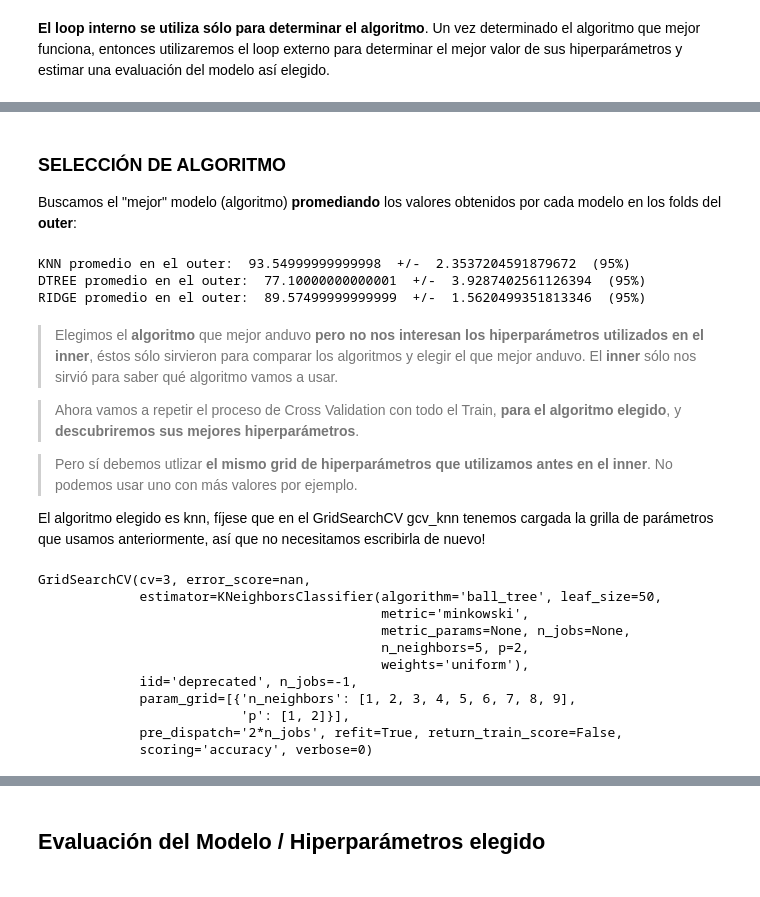
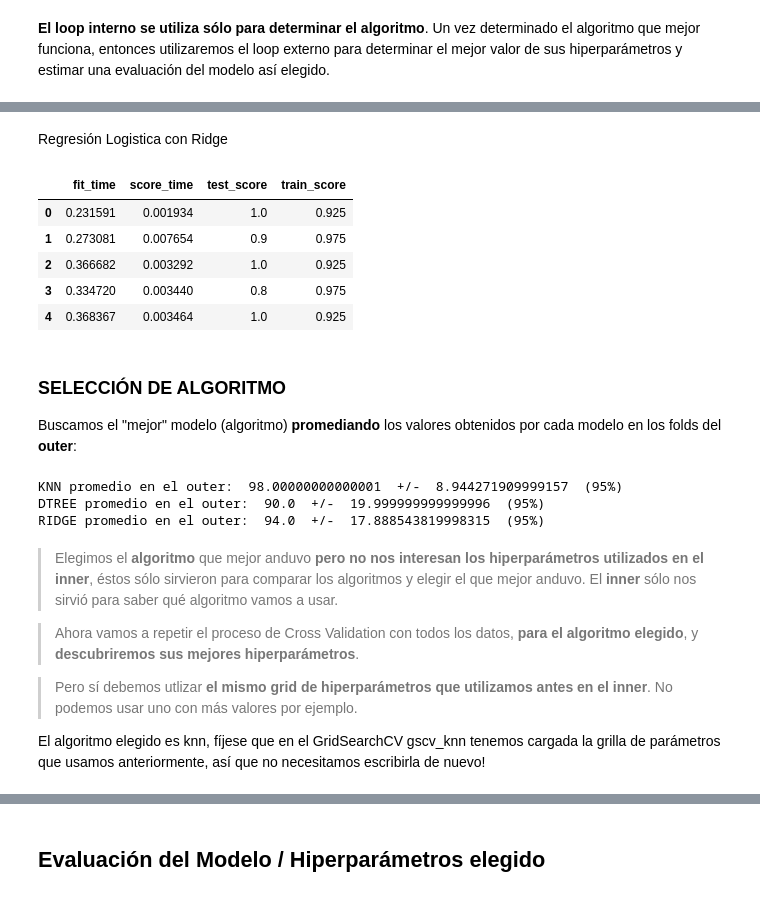
Before and after one commit to Fonteeres/IA_Ciencia_Datos, a Jupyter notebook: Semestre 4/Aprendizaje Automatico 2/Situaciones Profesionales/SP03_CrossValidation/SP03_CrossValidation_04_nested_01.ipynb, the cells around one changed output, grey strips where cells are left out. Saved outputs shown, nothing was run; the diff lists cells and outputs as text; code cells hidden in the pictures.

```diff
--- a/Semestre 4/Aprendizaje Automatico 2/Situaciones Profesionales/SP03_CrossValidation/SP03_CrossValidation_04_nested_01.ipynb
+++ b/Semestre 4/Aprendizaje Automatico 2/Situaciones Profesionales/SP03_CrossValidation/SP03_CrossValidation_04_nested_01.ipynb
@@ -163,40 +114,59 @@ RIDGE | fold:  5  | inner ACC 88.88% | outer ACC 90.38%
+# %% [markdown]
+Regresión Logistica con Ridge
+# %%
+# Instanciamos el estimador
+RIDGE=LogisticRegression(penalty='l2', max_iter=10000, tol=0.0001)
+
+# Creamos la grilla de hiperparametros a probar
+param_grid_ridge = [{'C':[1e-6,1e-5,1e-4,0.001,0.01,0.1,1,10]}]
+
+# Creamos el inner CV (GSCV para buscar los mejores hiperparámetros con los k folds internos)
+gscv_ridge = GridSearchCV(estimator=RIDGE,
+                    param_grid=param_grid_ridge,
+                    scoring='accuracy',
+                    n_jobs=-1,
+                    cv=skfold_inner,
+                    verbose=0,
+                    refit=True)
+
+# Ahora creamos el outer CV para evaluar el inner CV para cada fold externo
+nested_cv_ridge = cross_validate(gscv_ridge, X=X, y=y, cv=skfold_outer, return_train_score=True)
+
+result_cv_ridge = pd.DataFrame(nested_cv_ridge)
+result_cv_ridge
+# %% [output]
+|  | fit_time | score_time | test_score | train_score |
+| 0 | 0.231591 | 0.001934 | 1.0 | 0.925 |
+| 1 | 0.273081 | 0.007654 | 0.9 | 0.975 |
+| 2 | 0.366682 | 0.003292 | 1.0 | 0.925 |
+| 3 | 0.334720 | 0.003440 | 0.8 | 0.975 |
+| 4 | 0.368367 | 0.003464 | 1.0 | 0.925 |
 # %% [markdown]
 ### SELECCIÓN DE ALGORITMO
 
 Buscamos el "mejor" modelo (algoritmo) **promediando** los valores obtenidos por cada modelo en  los folds del **outer**:
 # %%
-KNN_promedio=np.mean(cv_scores['KNN'])
-KNN_desvio=np.std(cv_scores['KNN'])
-DTREE_promedio= np.mean(cv_scores['DTREE'])
-DTREE_desvio=np.std(cv_scores['DTREE'])
-RIDGE_promedio=np.mean(cv_scores['RIDGE'])
-RIDGE_desvio=np.std(cv_scores['RIDGE'])
+KNN_promedio = result_cv_knn.test_score.mean()
+KNN_desvio = result_cv_knn.test_score.std()
+
+DTREE_promedio = result_cv_dtree.test_score.mean()
+DTREE_desvio = result_cv_dtree.test_score.std()
+
+RIDGE_promedio = result_cv_ridge.test_score.mean()
+RIDGE_desvio = result_cv_ridge.test_score.std()
+
 print('KNN promedio en el outer: ',KNN_promedio*100, " +/- ", 2*KNN_desvio*100, " (95%)")
 print('DTREE promedio en el outer: ', DTREE_promedio*100, " +/- ", 2*DTREE_desvio*100, " (95%)")
 print('RIDGE promedio en el outer: ', RIDGE_promedio*100, " +/- ", 2*RIDGE_desvio*100, " (95%)")
 # %% [output]
-KNN promedio en el outer:  93.54999999999998  +/-  2.3537204591879672  (95%)
-DTREE promedio en el outer:  77.10000000000001  +/-  3.9287402561126394  (95%)
-RIDGE promedio en el outer:  89.57499999999999  +/-  1.5620499351813346  (95%)
+KNN promedio en el outer:  98.00000000000001  +/-  8.944271909999157  (95%)
+DTREE promedio en el outer:  90.0  +/-  19.999999999999996  (95%)
+RIDGE promedio en el outer:  94.0  +/-  17.888543819998315  (95%)
 # %% [markdown]
 > Elegimos el **algoritmo** que mejor anduvo **pero no nos interesan los hiperparámetros utilizados en el inner**, éstos sólo sirvieron para comparar los algoritmos y elegir el que mejor anduvo.  El **inner** sólo nos sirvió para saber qué algoritmo vamos a usar.
 
-> Ahora vamos a repetir el proceso de Cross Validation con todo el Train, **para el algoritmo elegido**, y **descubriremos sus mejores hiperparámetros**.
+> Ahora vamos a repetir el proceso de Cross Validation con todos los datos, **para el algoritmo elegido**, y **descubriremos sus mejores hiperparámetros**.
 
 > Pero sí debemos utlizar **el mismo grid de hiperparámetros que utilizamos antes en el inner**. No podemos usar uno con más valores por ejemplo.
 
-El algoritmo elegido es knn, fíjese que en el GridSearchCV gcv_knn tenemos cargada la grilla de parámetros que usamos anteriormente, así que  no necesitamos escribirla de nuevo!
+El algoritmo elegido es knn, fíjese que en el GridSearchCV gscv_knn tenemos cargada la grilla de parámetros que usamos anteriormente, así que  no necesitamos escribirla de nuevo!
-# %%
-gcv_knn
-# %% [output]
-GridSearchCV(cv=3, error_score=nan,
-             estimator=KNeighborsClassifier(algorithm='ball_tree', leaf_size=50,
-                                            metric='minkowski',
-                                            metric_params=None, n_jobs=None,
-                                            n_neighbors=5, p=2,
-                                            weights='uniform'),
-             iid='deprecated', n_jobs=-1,
-             param_grid=[{'n_neighbors': [1, 2, 3, 4, 5, 6, 7, 8, 9],
-                          'p': [1, 2]}],
-             pre_dispatch='2*n_jobs', refit=True, return_train_score=False,
-             scoring='accuracy', verbose=0)
```
Also changed, not shown: parts of 29 cells of this notebook, 3 other files.
